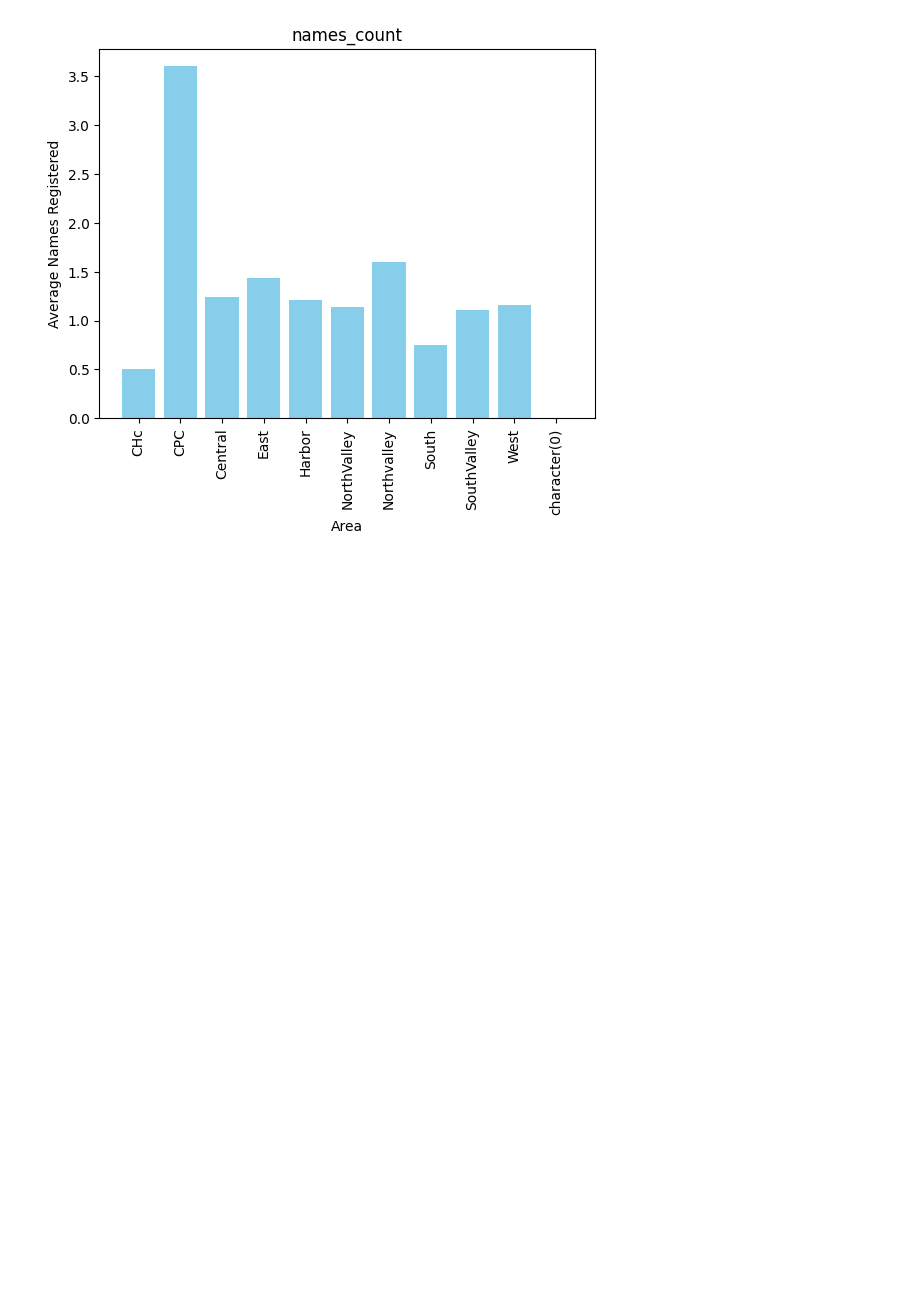
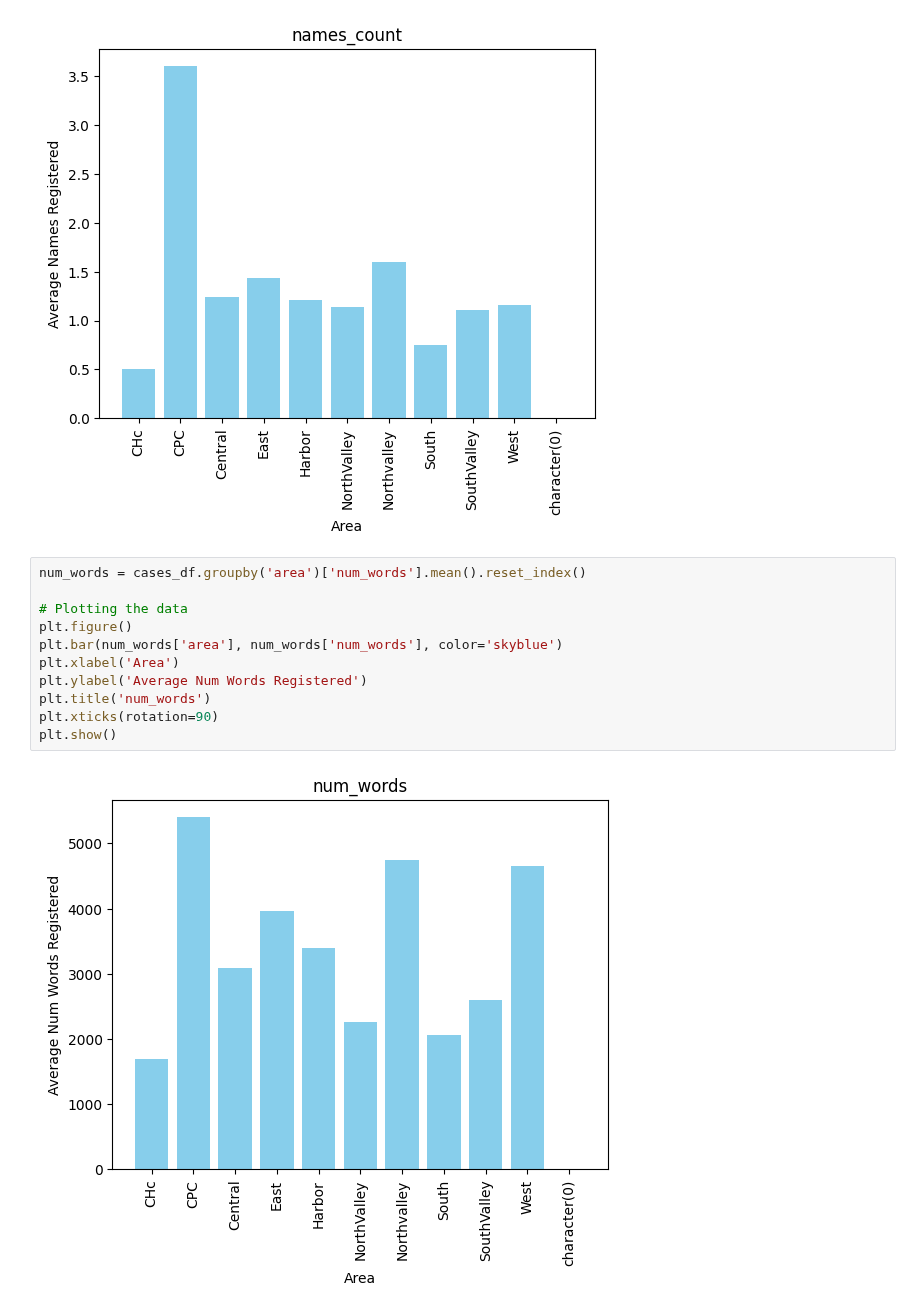
Before and after one commit to mpham8/kestelman-research, a Jupyter notebook: eda.ipynb, the cells around one changed output. Cells and saved outputs as stored; diff of their text form; blank space fills up the shorter version.

```diff
--- a/eda.ipynb
+++ b/eda.ipynb
@@ -114,3 +114,16 @@ plt.xticks(rotation=90)
 plt.show()
 # %% [output]
 [figure]
+# %%
+num_words = cases_df.groupby('area')['num_words'].mean().reset_index()
+
+# Plotting the data
+plt.figure()
+plt.bar(num_words['area'], num_words['num_words'], color='skyblue')
+plt.xlabel('Area')
+plt.ylabel('Average Num Words Registered')
+plt.title('num_words')
+plt.xticks(rotation=90)
+plt.show()
+# %% [output]
+[figure, added]
```
Also changed, not shown: parts of 3 cells of this notebook.
